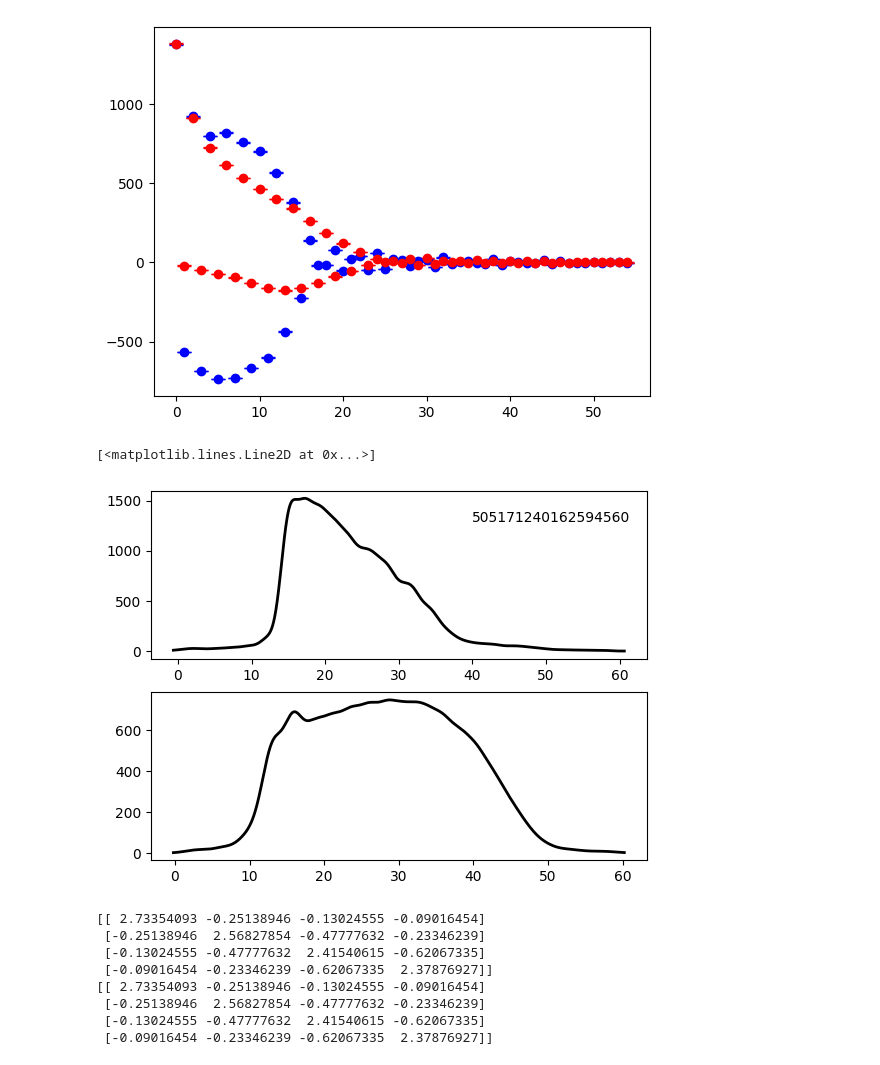
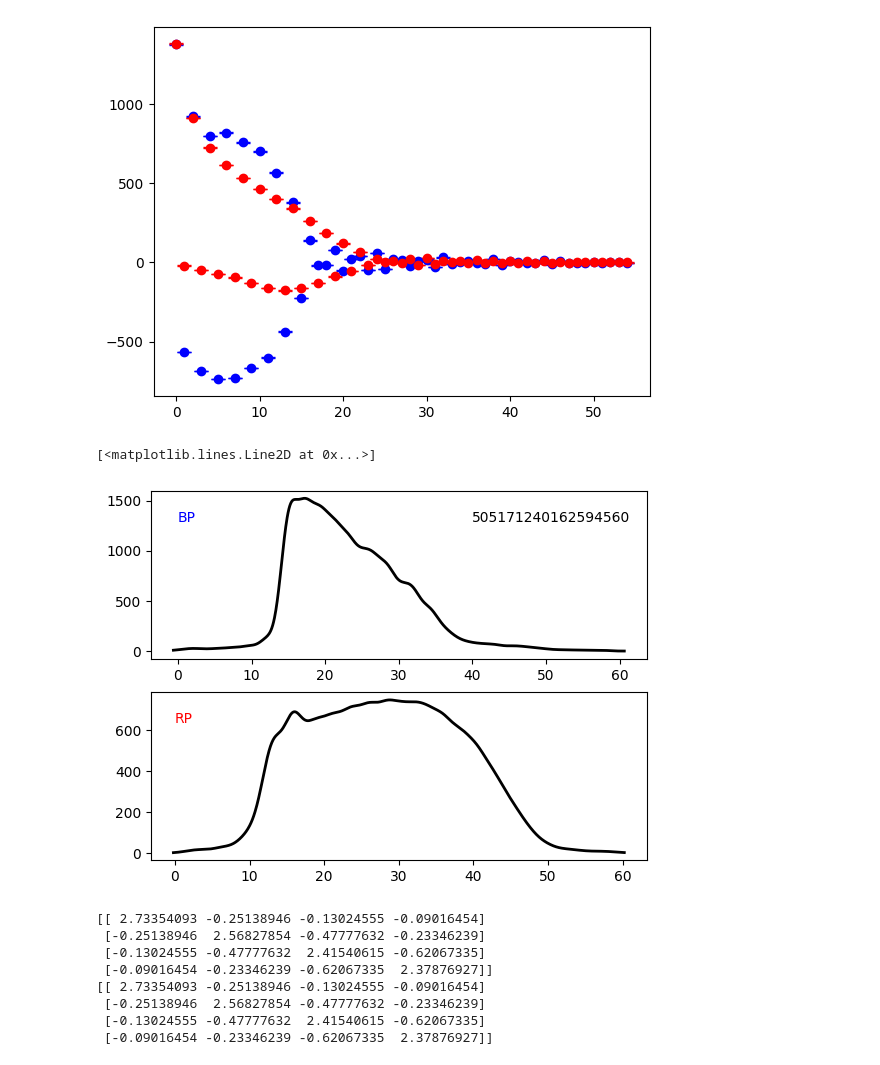
Before and after one commit to fjaellet/xp_spectral_lines, a Jupyter notebook: test_weiler_tools.ipynb, the cells around one changed output. Saved outputs shown, nothing was run; the diff lists cells and outputs as text; code cells hidden in the pictures.

```diff
--- a/test_weiler_tools.ipynb
+++ b/test_weiler_tools.ipynb
@@ -76,7 +72,7 @@ t = Table.read("./data/xp_continuous_combined_weiler2023_examples.vot")
 # %%
 # Select the BP spectrum of one star
 i       = 0
-XP_spec = weiler2023_tools.XP_Spectrum(t[0], rotate_basis=True)
+XP_spec = spectrum_tools.XP_Spectrum(t[0], rotate_basis=True)
 print("source_id:", XP_spec.source_id)
 
 # Plot the transformed XP coefficients (except for the first)
@@ -88,16 +84,19 @@ source_id: 505171240162594560
 [figure]
 # %%
 # Plot the spectrum (flux vs. pseudo-wavelength)
-ax0 = plt.subplot(211)
+ax0  = plt.subplot(211)
+x    = np.linspace(-10,10,1000)
 l, internal = XP_spec.get_internal_spec(x, instrument="bp")
 plt.plot(l, internal, c="k", lw=2)
 plt.text(40, 0.85*np.max(internal), XP_spec.source_id)
+plt.text(0,  0.85*np.max(internal), "BP", c="b")
 ax1 = plt.subplot(212)
 l, internal = XP_spec.get_internal_spec(x, instrument="rp")
+plt.text(0,  0.85*np.max(internal), "RP", c="r")
 plt.plot(l, internal, c="k", lw=2)
 # %% [output]
 [<matplotlib.lines.Line2D at 0x...>]
-[figure, old version]
+[figure, new version]
 # %%
 # Test if the covariance matrix is correctly transformed by comparing to Michael Weiler's results:
 cov_BP = np.genfromtxt("./data/BP_CovarianceMatrix_Hermite.csv", delimiter=',')
```
Also changed, not shown: parts of 22 cells of this notebook, 5 other files.
